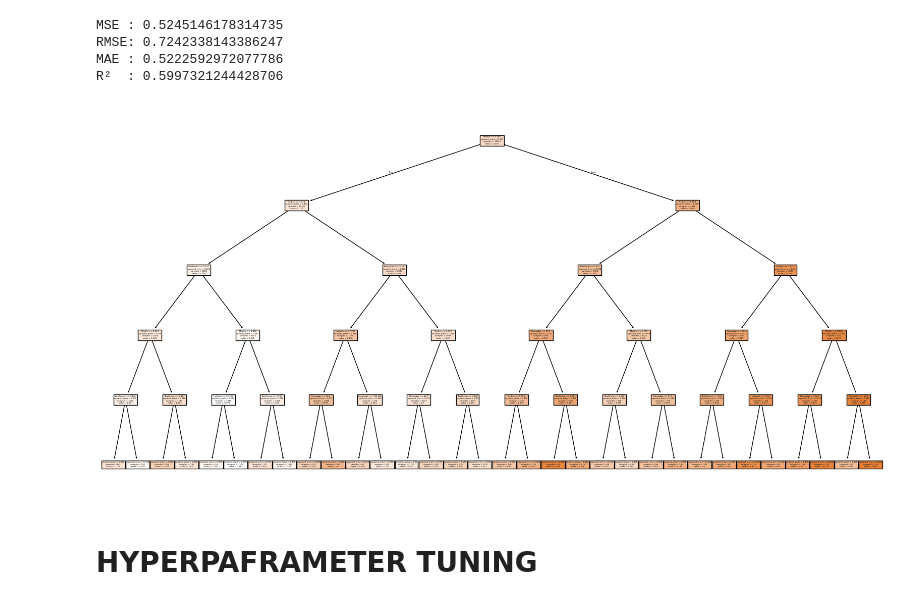
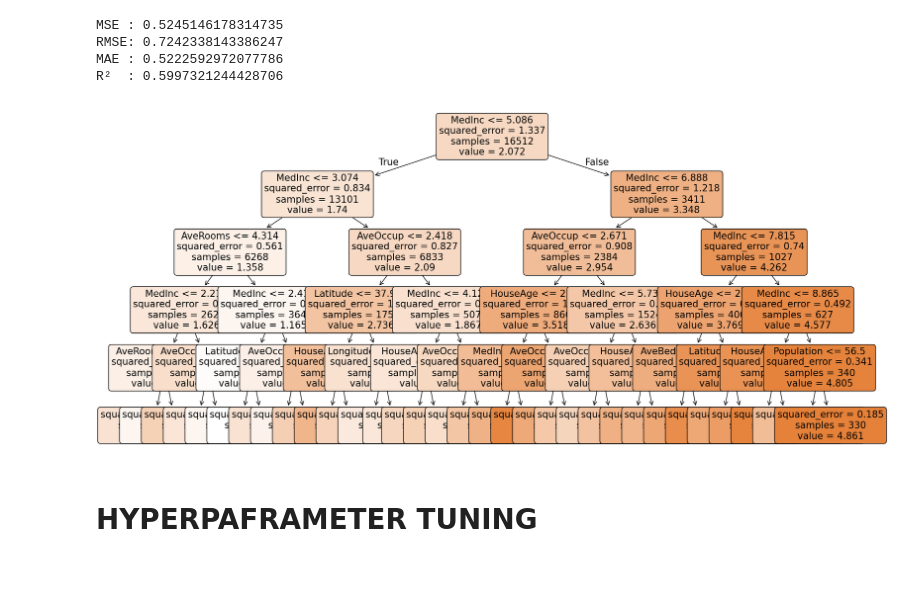
Before and after one commit to Piyushayush21/ML, a Jupyter notebook: dt_R.ipynb, the cells around one changed output. Saved outputs shown, nothing was run; the diff lists cells and outputs as text; code cells hidden in the pictures; blank space fills up the shorter version.

```diff
--- a/dt_R.ipynb
+++ b/dt_R.ipynb
@@ -45,15 +45,17 @@ R²  : 0.5997321244428706
 # %%
 from sklearn.tree import plot_tree
 plt.figure(figsize=(20,10))
 
 plot_tree(
     dt,
     feature_names=X.columns,
-    filled=True
+    filled=True,
+    fontsize=15,
+    rounded=True
 )
 plt.show()
 # %% [output]
-[figure, old version]
+[figure, new version]
 # %% [markdown]
 # HYPERPAFRAMETER TUNING
 # %%
```
Also changed, not shown: 2 other files.
